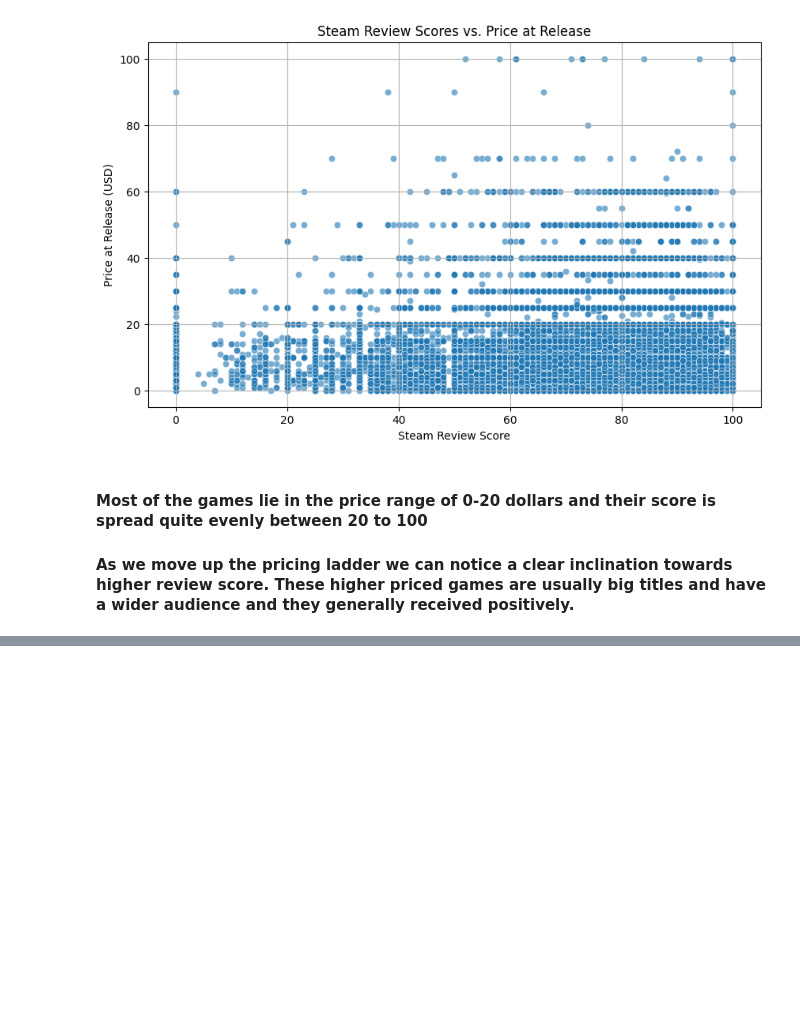
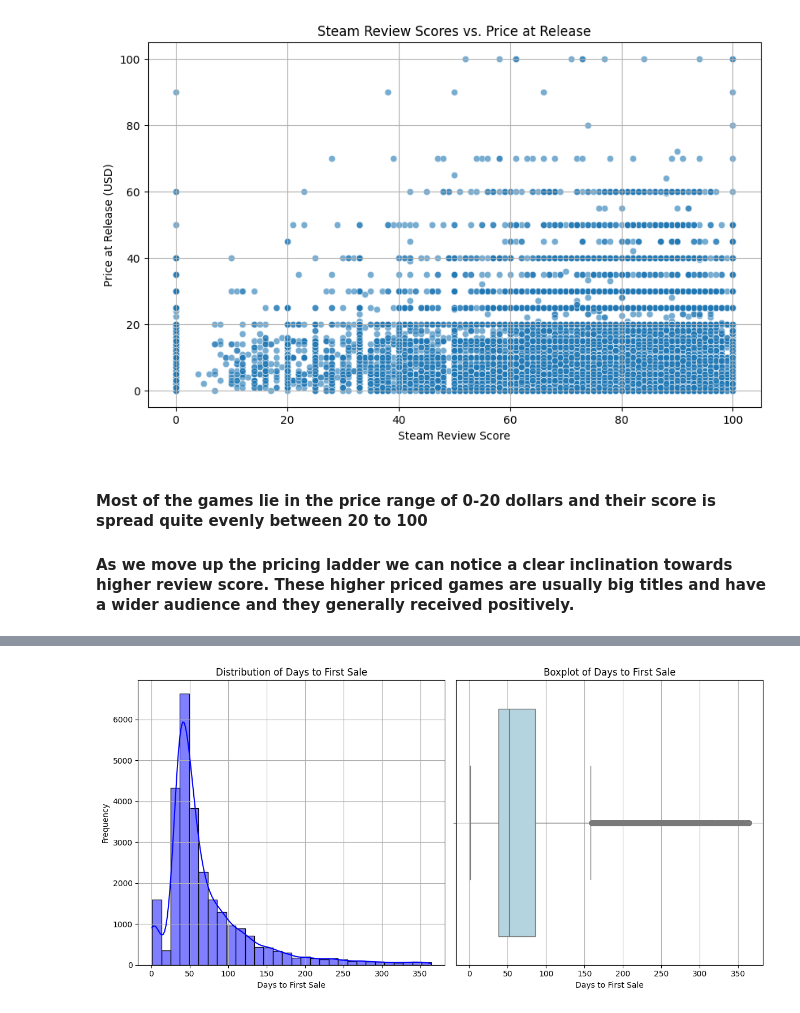
Before and after one commit to faraz1272/steam-discount-forecast, a Jupyter notebook: notebooks/EDA_Experimentation.ipynb, the cells around one changed output, grey strips where cells are left out. Cells and saved outputs as stored; diff of their text form; code cells hidden in the pictures; blank space fills up the shorter version.

```diff
--- a/notebooks/EDA_Experimentation.ipynb
+++ b/notebooks/EDA_Experimentation.ipynb
@@ -1225,0 +1246,21 @@ plt.show()
+# %%
+def find_first_sale(df):
+    df = df.sort_values('event_date')
+    sales = df[(df['cut'] > 0) & (df['event_date'] > df['release_date']) & (df['price'] < df['regular'])]
+    if not sales.empty:
+        return sales.iloc[0]
+    else:
+        return pd.Series()
+# %%
+itad_ids = price_history['itad_id'].unique()
+
+first_sales = pd.DataFrame()
+
+for itad_id in itad_ids:
+    game_data = price_history[price_history['itad_id'] == itad_id]
+    first_sale = find_first_sale(game_data)
+    if not first_sale.empty:
+        first_sales = pd.concat([first_sales, first_sale.to_frame().T], ignore_index=True)
+# %%
+first_sales['days_to_first_sale'] = (pd.to_datetime(first_sales['event_date']) - pd.to_datetime(first_sales['release_date'])).dt.days
+first_sales
@@ -1225,0 +1281,19 @@ plt.show()
+# %%
+# distribution and boxplot of days to first sale
+plt.figure(figsize=(12, 6))
+plt.subplot(1, 2, 1)
+sns.histplot(data=first_sales[first_sales['days_to_first_sale'] < 365], x='days_to_first_sale', bins=30, kde=True, color='blue')
+plt.title('Distribution of Days to First Sale')
+plt.xlabel('Days to First Sale')
+plt.ylabel('Frequency')
+plt.grid()
+
+plt.subplot(1, 2, 2)
+sns.boxplot(data=first_sales[first_sales['days_to_first_sale'] < 365], x='days_to_first_sale', color='lightblue')
+plt.title('Boxplot of Days to First Sale')
+plt.xlabel('Days to First Sale')
+plt.grid()
+plt.tight_layout()
+plt.show()
+# %% [output]
+[figure, added]
```
Also changed, not shown: parts of 7 cells of this notebook.
